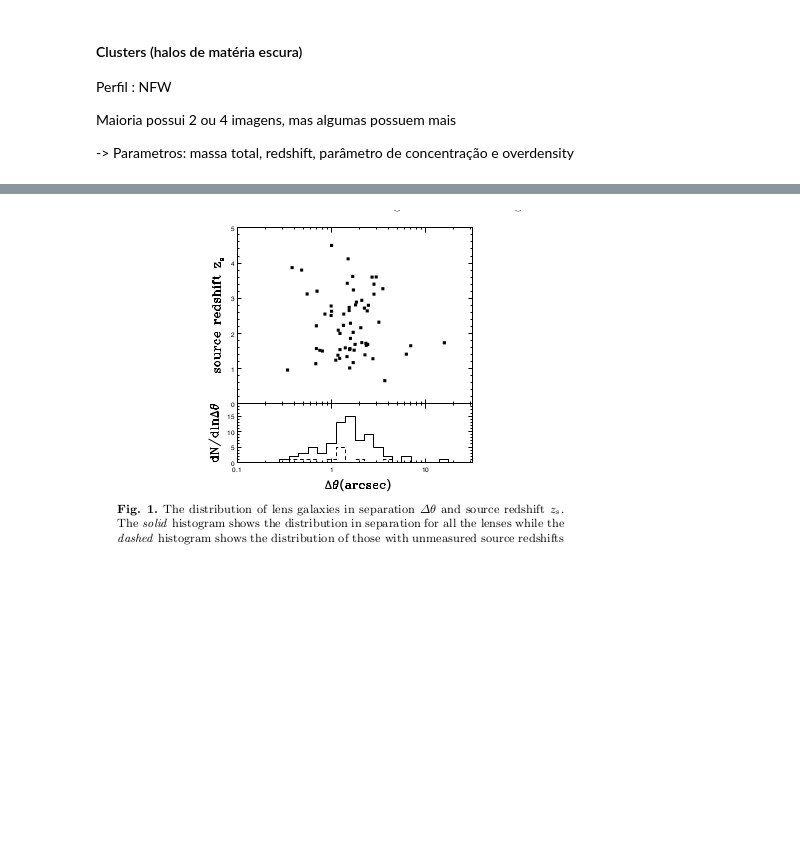
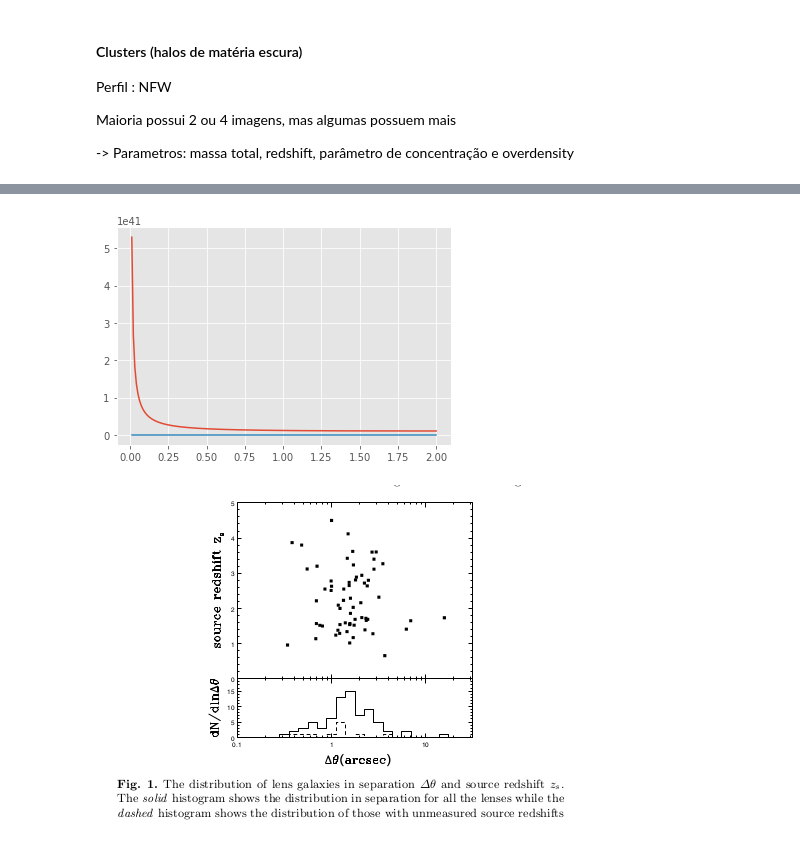
Before and after one commit to vivianemm/GLquasars, a Jupyter notebook: Untitled.ipynb, the cells around one changed output, grey strips where cells are left out. Saved outputs shown, nothing was run; the diff lists cells and outputs as text; code cells hidden in the pictures; blank space fills up the shorter version.

```diff
--- a/Untitled.ipynb
+++ b/Untitled.ipynb
@@ -144,3 +165,26 @@ plt.show()
+# %%
+def NFW(zl, rs, r):
+    rho_c = 3*(cosmo_obj.H(zl))**2 / (8*sp.pi*sp.G)
+    delta_c = (200/3) * sp.c**3 / (np.log(1+sp.c) - sp.c/(1+sp.c))
+    density = (delta_c * rho_c) / (r/rs)*(1+r/rs)**2
+    return density
+
+
+def Hernquist(M, a, r):
+    density = M*a/(2*sp.pi*r) * 1/(r+a)**3
+    return density
+
+
+r = np.linspace(0,2, 200)
+zl = [1]*200
+nfw = NFW(zl,2,r)
+hern = Hernquist(100, 170, r)
+
+plt.plot(r,nfw)
+plt.plot(r, hern)
+plt.show()
+# %% [output]
+[figure, added]
 # %%
 from IPython.display import display, Image
 display(Image(filename='source_z.png'))
```
Also changed, not shown: parts of 7 cells of this notebook.
